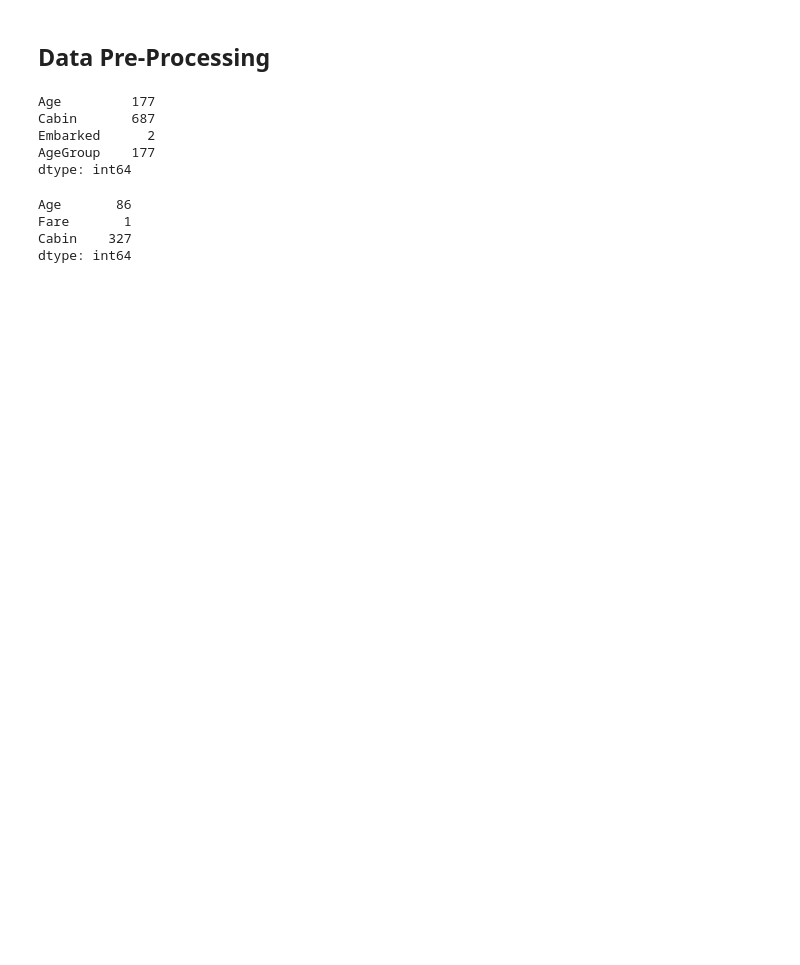
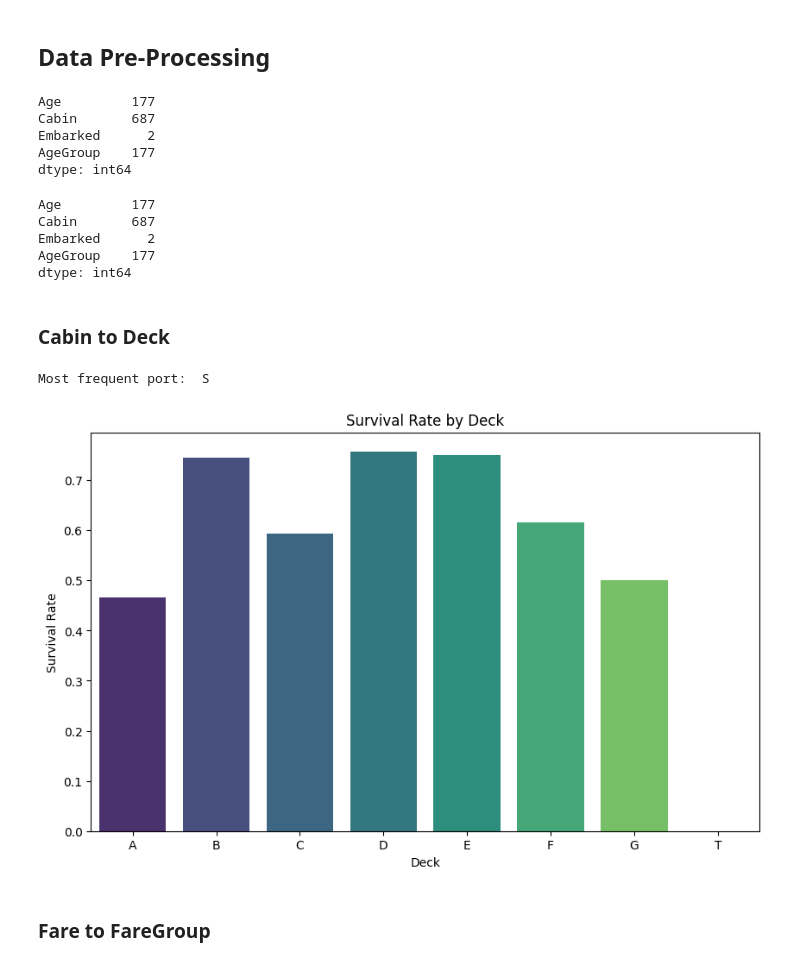
Before and after one commit to HAOHE123/Titanic_ML_Starter, a Jupyter notebook: titanic_starter_HeHAO.ipynb, the cells around one changed output. Cells and saved outputs as stored; diff of their text form; code cells hidden in the pictures; blank space fills up the shorter version.

```diff
--- a/titanic_starter_HeHAO.ipynb
+++ b/titanic_starter_HeHAO.ipynb
@@ -252,9 +265,46 @@ dtype: int64
 missing_values_test = train.isnull().sum()
 
 # Display columns with missing values
-print(missing_values[missing_values_test > 0])
+print(missing_values_test[missing_values_test > 0])
 # %% [output]
-Age       86
-Fare       1
-Cabin    327
+Age         177
+Cabin       687
+Embarked      2
+AgeGroup    177
 dtype: int64
+# %% [markdown]
+### Cabin to Deck
+# %%
+# Remove the cabin data numbers and only keep the first letter
+train['Deck'] = train['Cabin'].str[0]
+test['Deck'] = test['Cabin'].str[0]
+
+# Drop the original Cabin column if it's no longer needed
+# train.drop('Cabin', axis=1, inplace=True)
+# test.drop('Cabin', axis=1, inplace=True)
+# %%
+# Fill missing Deck information with the most common one Cabin (Mode Imputation)
+most_embarked = train.Embarked.dropna().mode()[0]
+print('Most frequent port: ',most_embarked)
+
+# Fill missing Embarked values in the train and test datasets without using inplace=True
+train['Embarked'] = train['Embarked'].fillna(most_embarked)
+test['Embarked'] = test['Embarked'].fillna(most_embarked)
+# %% [output]
+Most frequent port:  S
+# %%
+# Calculate survival rates by Deck
+deck_survival = train[['Deck', 'Survived']].groupby('Deck').mean()
+
+# Plot the survival rates by Deck
+import seaborn as sns
+import matplotlib.pyplot as plt
+
+plt.figure(figsize=(10, 6))
+sns.barplot(x=deck_survival.index, y=deck_survival['Survived'], palette='viridis')
+plt.title('Survival Rate by Deck')
+plt.xlabel('Deck')
+plt.ylabel('Survival Rate')
+plt.show()
+# %% [output]
+[figure, added]
@@ -260,0 +316,2 @@ dtype: int64
+# %% [markdown]
+### Fare to FareGroup
```
Also changed, not shown: parts of 34 cells of this notebook.
